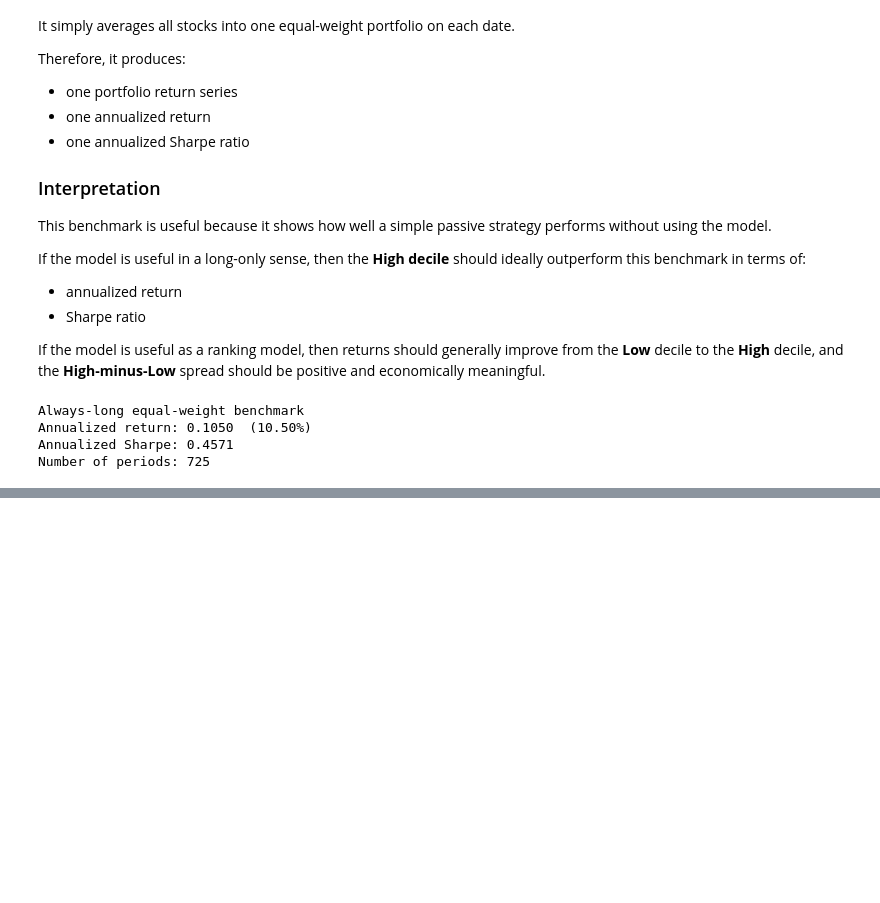
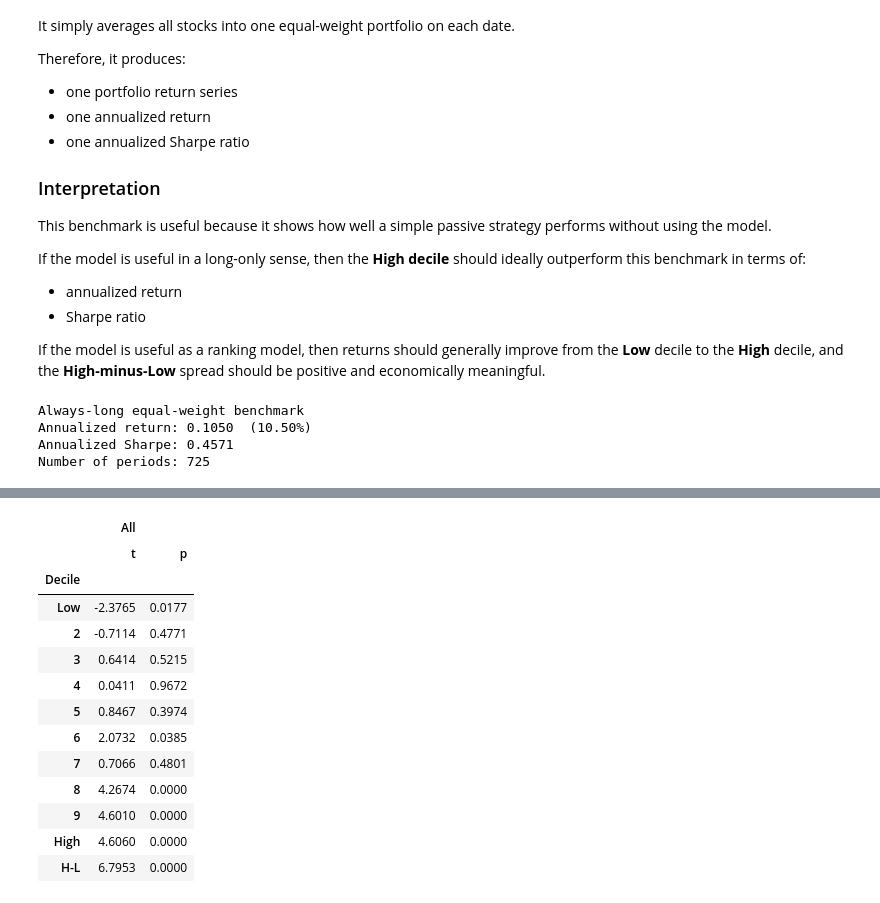
Before and after one commit to MortenSkovbjerg2000/speciale-i-datavidenskab-2026, a Jupyter notebook: calculating_finance_metrics.ipynb, the cells around one changed output, grey strips where cells are left out. Saved outputs shown, nothing was run; the diff lists cells and outputs as text; code cells hidden in the pictures; blank space fills up the shorter version.

```diff
--- a/calculating_finance_metrics.ipynb
+++ b/calculating_finance_metrics.ipynb
@@ -689,0 +854,54 @@ Number of periods: 725
+# %%
+import pandas as pd
+import numpy as np
+from scipy import stats
+
+# --------------------------------------------------
+# t-test / p-value table for deciles
+# Uses:
+#   decile_matrix
+# --------------------------------------------------
+
+# Safe copy
+test_df = decile_matrix.copy()
+
+# Make sure dates are sorted
+test_df.index = pd.to_datetime(test_df.index)
+test_df = test_df.sort_index()
+
+# Nice row order
+row_order = [c for c in ["Low", 2, 3, 4, 5, 6, 7, 8, 9, "High", "H-L"] if c in test_df.columns]
+
+rows = []
+for col in row_order:
+    s = pd.to_numeric(test_df[col], errors="coerce").dropna()
+
+    # one-sample t-test: mean return = 0
+    t_stat, p_val = stats.ttest_1samp(s, popmean=0.0, nan_policy="omit")
+
+    rows.append({
+        "Decile": str(col),
+        "t": t_stat,
+        "p": p_val
+    })
+
+t_table = pd.DataFrame(rows).set_index("Decile")
+t_table = t_table.round(4)
+t_table.columns = pd.MultiIndex.from_product([["All"], t_table.columns])
+
+display(t_table)
+# %% [output]
+|  | All |  |
+|  | t | p |
+| Decile |  |  |
+| Low | -2.3765 | 0.0177 |
+| 2 | -0.7114 | 0.4771 |
+| 3 | 0.6414 | 0.5215 |
+| 4 | 0.0411 | 0.9672 |
+| 5 | 0.8467 | 0.3974 |
+| 6 | 2.0732 | 0.0385 |
+| 7 | 0.7066 | 0.4801 |
+| 8 | 4.2674 | 0.0000 |
+| 9 | 4.6010 | 0.0000 |
+| High | 4.6060 | 0.0000 |
+| H-L | 6.7953 | 0.0000 |
```
Also changed, not shown: parts of 14 cells of this notebook, 1 other file.
